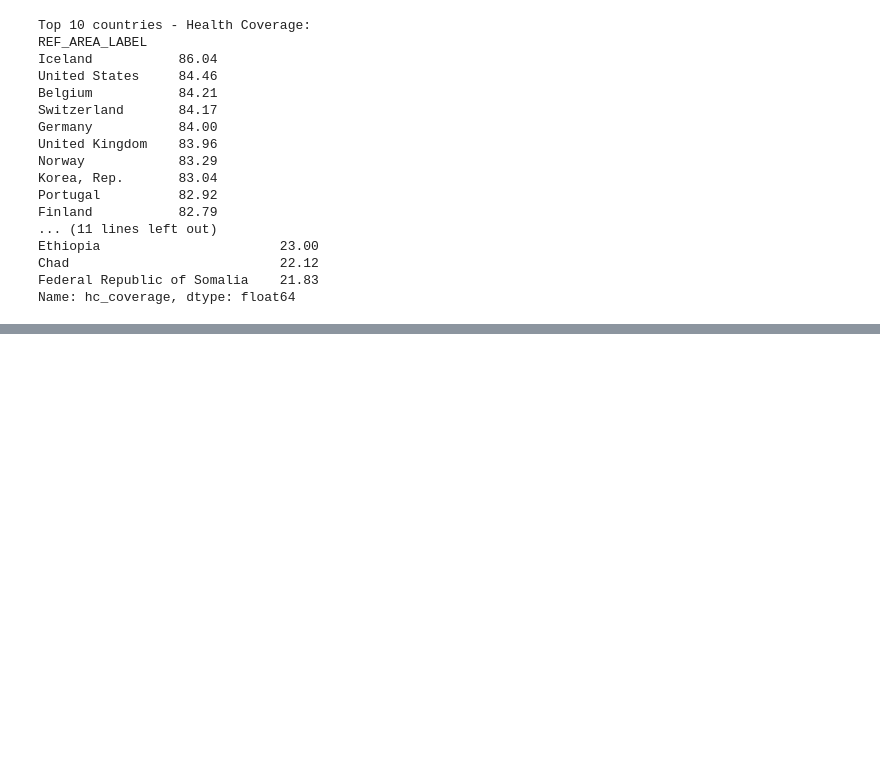
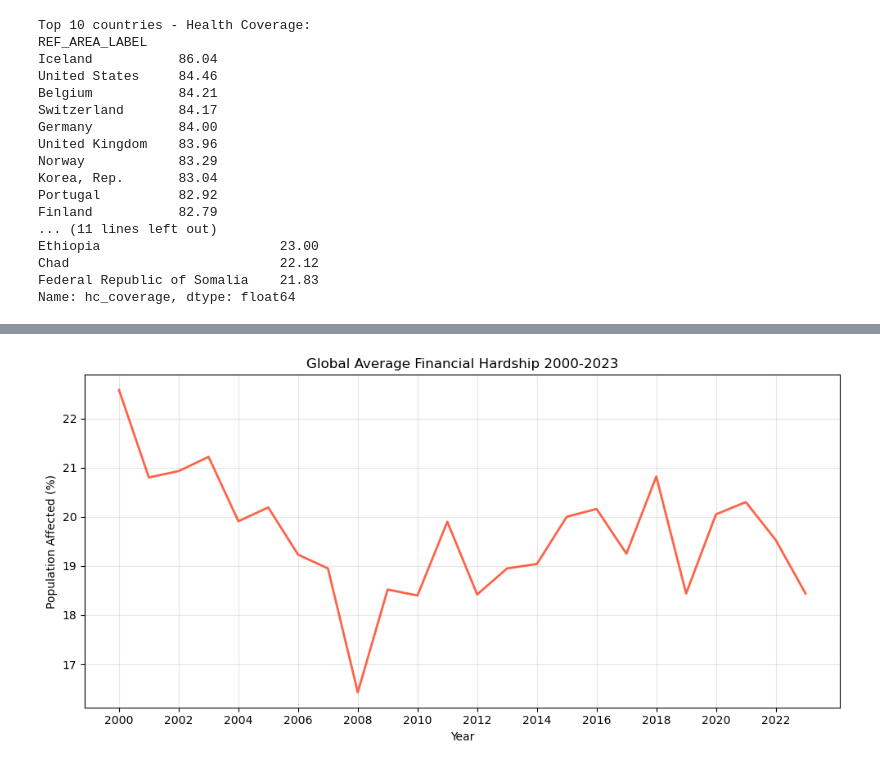
Before and after one commit to deelux-2468/Individual-_CW_DSPLC-IIT, a Jupyter notebook: EDA.ipynb, the cells around one changed output, grey strips where cells are left out. Saved outputs shown, nothing was run; the diff lists cells and outputs as text; code cells hidden in the pictures; blank space fills up the shorter version.

```diff
--- a/EDA.ipynb
+++ b/EDA.ipynb
@@ -83,0 +134,5 @@ hello world
+# %%
+# global average financial hardship per year
+fh_trend = df_total.groupby('year')['financial_hardship'].mean().round(2)
+print("Financial Hardship trend:")
+print(fh_trend)
@@ -83,0 +173,14 @@ hello world
+# %%
+# Financial Hardship trend
+plt.figure(figsize=(10, 5))
+plt.plot(fh_trend.index, fh_trend.values, color='tomato', linewidth=2)
+plt.title('Global Average Financial Hardship 2000-2023')
+plt.xlabel('Year')
+plt.ylabel('Population Affected (%)')
+plt.xticks(range(2000, 2024, 2), rotation=0)
+plt.grid(True, alpha=0.3)
+plt.tight_layout()
+plt.savefig('EDA/fh_trend.png', dpi=150, bbox_inches='tight')
+plt.show()
+# %% [output]
+[figure, added]
```
Also changed, not shown: parts of 27 cells of this notebook.
